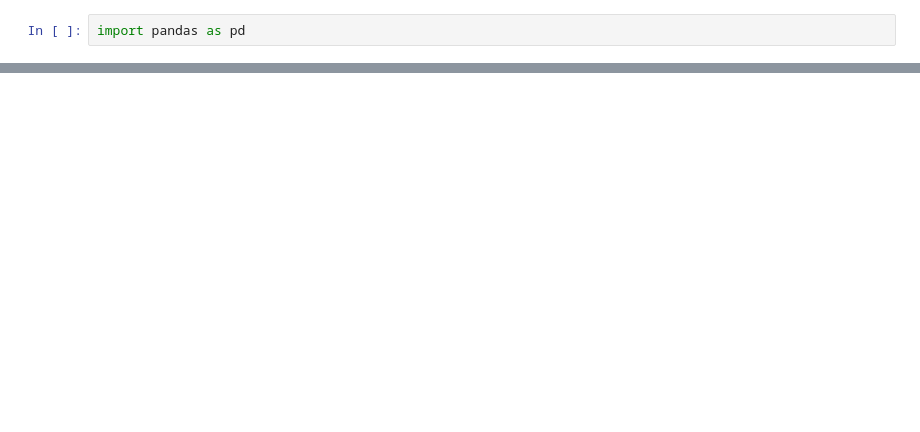
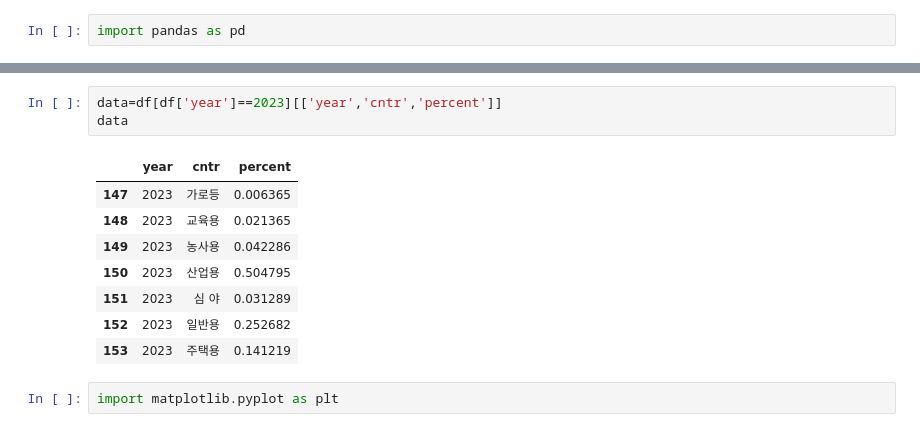
Before and after one commit to SSUUN/kepco_5, a Jupyter notebook: 용도별 %.ipynb, the cells around one changed output, grey strips where cells are left out. Saved outputs shown, nothing was run; the diff lists cells and outputs as text; blank space fills up the shorter version.

```diff
--- a/용도별 %.ipynb
+++ b/용도별 %.ipynb
@@ -38,0 +60,14 @@ df
+# %%
+data=df[df['year']==2023][['year','cntr','percent']]
+data
+# %% [output]
+|  | year | cntr | percent |
+| 147 | 2023 | 가로등 | 0.006365 |
+| 148 | 2023 | 교육용 | 0.021365 |
+| 149 | 2023 | 농사용 | 0.042286 |
+| 150 | 2023 | 산업용 | 0.504795 |
+| 151 | 2023 | 심 야 | 0.031289 |
+| 152 | 2023 | 일반용 | 0.252682 |
+| 153 | 2023 | 주택용 | 0.141219 |
+# %%
+import matplotlib.pyplot as plt
```
Also changed, not shown: parts of 5 cells of this notebook, 4 other files.
